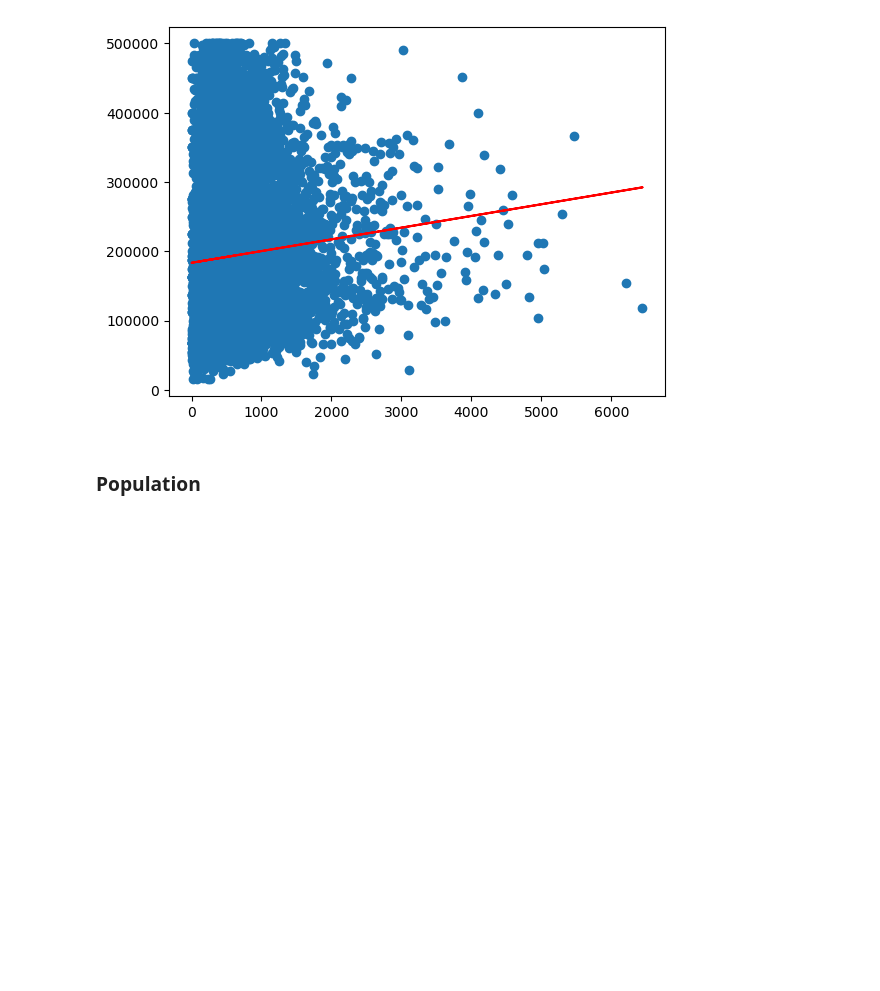
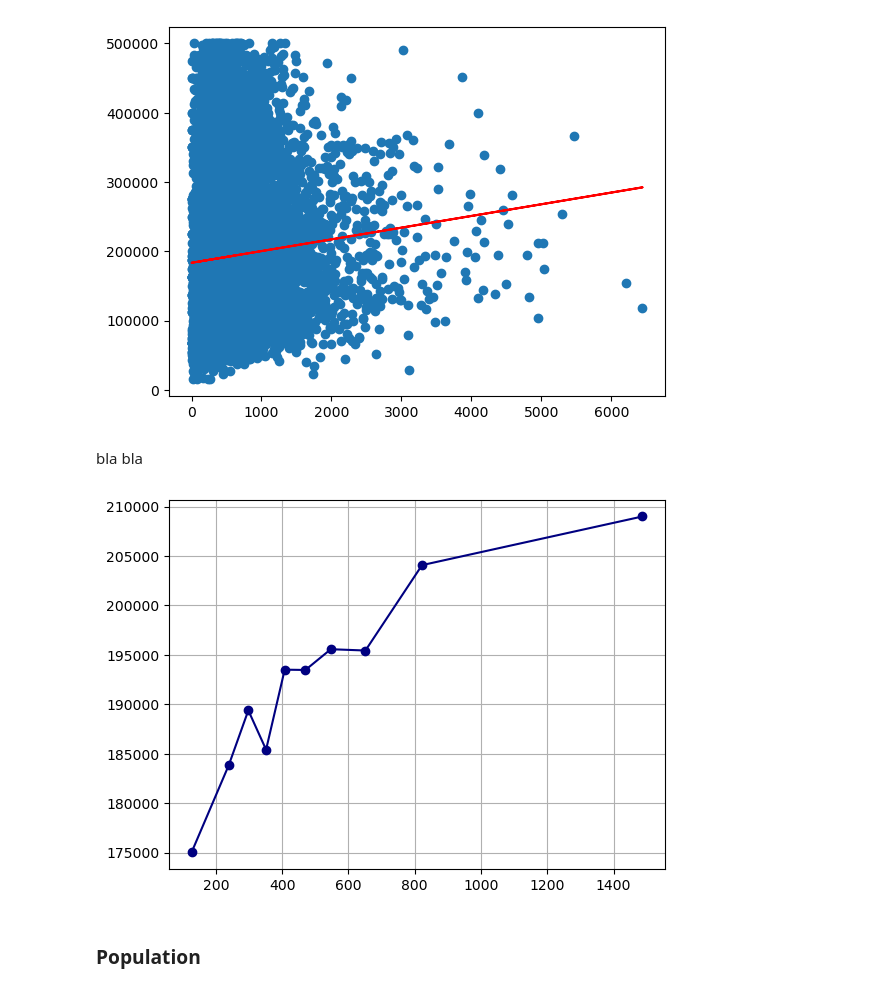
Before and after one commit to LuisMB09/lab_aprendizaje_estadistico, a Jupyter notebook: Tarea_1.ipynb, the cells around one changed output. Drawn from its saved outputs; the diff is of its cells as text; code cells hidden in the pictures; blank space fills up the shorter version.

```diff
--- a/Tarea_1.ipynb
+++ b/Tarea_1.ipynb
@@ -136,6 +136,15 @@ plt.plot(X, model.predict(X), color='red')
 # %% [output]
 [<matplotlib.lines.Line2D at 0x...>]
 [figure]
+# %% [markdown]
+bla bla
+# %%
+df['total_bedrooms_bin'] = pd.qcut(df['total_bedrooms'], 10, labels=False) + 1
+grouped_total_bedrooms = df.groupby('total_bedrooms_bin').mean()
+plt.plot(grouped_total_bedrooms.total_bedrooms, grouped_total_bedrooms.median_house_value, marker = 'o', c = 'navy')
+plt.grid();
+# %% [output]
+[figure, added]
 # %% [markdown]
 ### Population
 # %%
```
Also changed, not shown: parts of 10 cells of this notebook.
